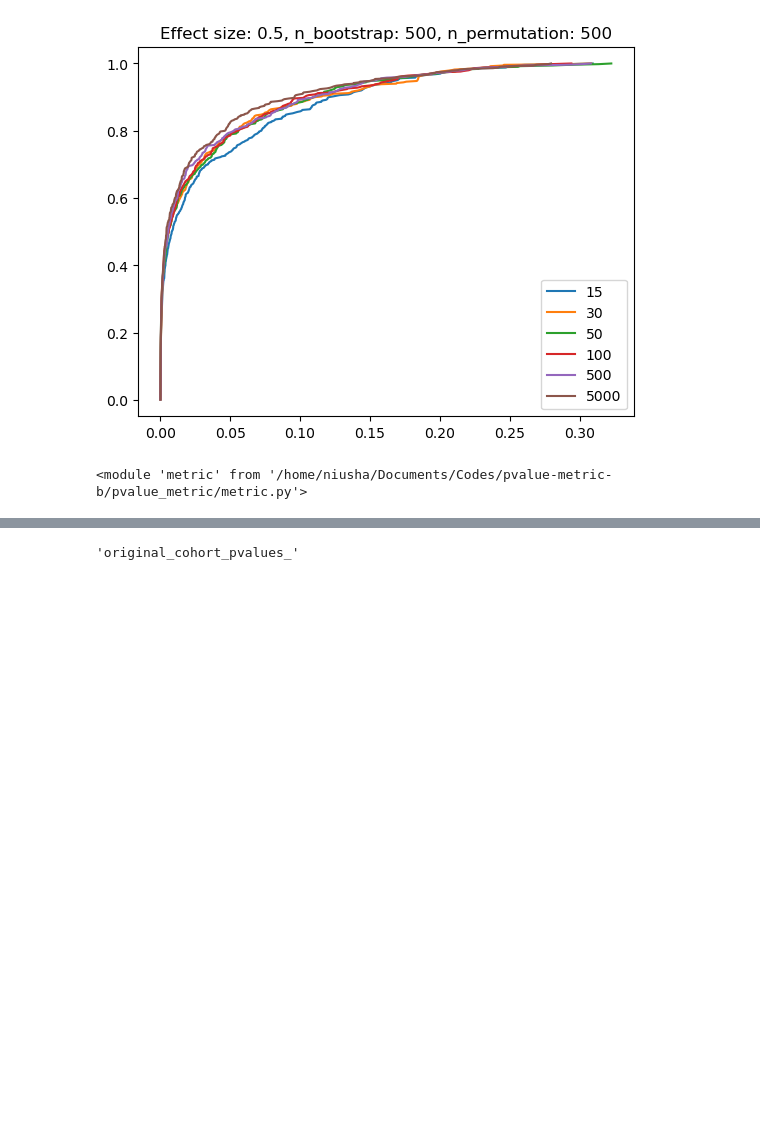
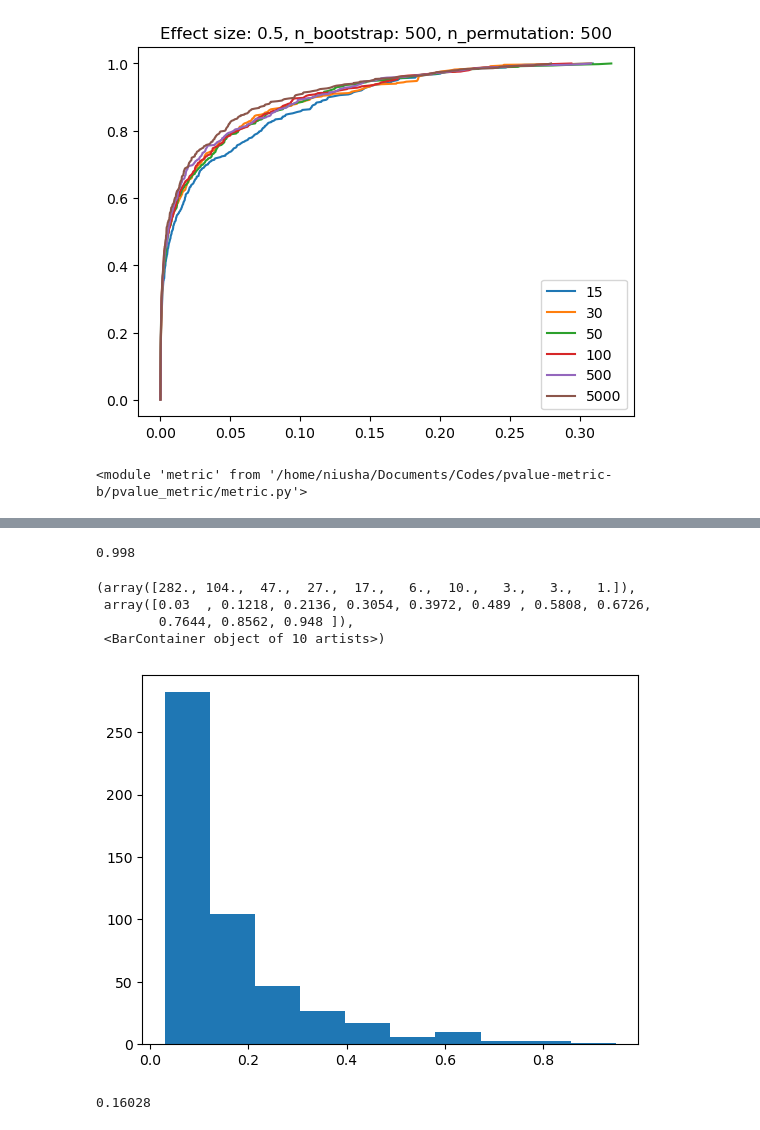
Before and after one commit to mirhnius/p-value_discrepancy_metric, a Jupyter notebook: simulations/simulations.ipynb, the cells around one changed output, grey strips where cells are left out. Cells and saved outputs as stored; diff of their text form; code cells hidden in the pictures; blank space fills up the shorter version.

```diff
--- a/simulations/simulations.ipynb
+++ b/simulations/simulations.ipynb
@@ -255,4 +280,22 @@ plt.show()
-# %%
-metric.ORI_P
-# %% [output]
-'original_cohort_pvalues_'
+# %%
+portion_func = lambda x: len(list(filter(lambda p: p< 0.05,x)))/len(x)
+portion_func(original_cohort_pvalues_normal_s30_e1)
+
+# print(f"mean ratio: {np.mean(portions)}, mean p-value: {np.mean(pvalues)}")
+# print(f"variance of the ratios: {np.var(portions)}, variance of p-values: {np.var(pvalues)}")
+# %% [output]
+0.998
+# %%
+portions = [portion_func(permeuted_cohorts_pvalues_normal_s30_e1[i,:])for i in range(n_permutation)]
+# %%
+plt.hist(portions)
+# %% [output]
+(array([282., 104.,  47.,  27.,  17.,   6.,  10.,   3.,   3.,   1.]),
+ array([0.03  , 0.1218, 0.2136, 0.3054, 0.3972, 0.489 , 0.5808, 0.6726,
+        0.7644, 0.8562, 0.948 ]),
+ <BarContainer object of 10 artists>)
+[figure, added]
+# %%
+np.mean(portions)
+# %% [output]
+0.16028
```
Also changed, not shown: parts of 8 cells of this notebook, 1 other file.
